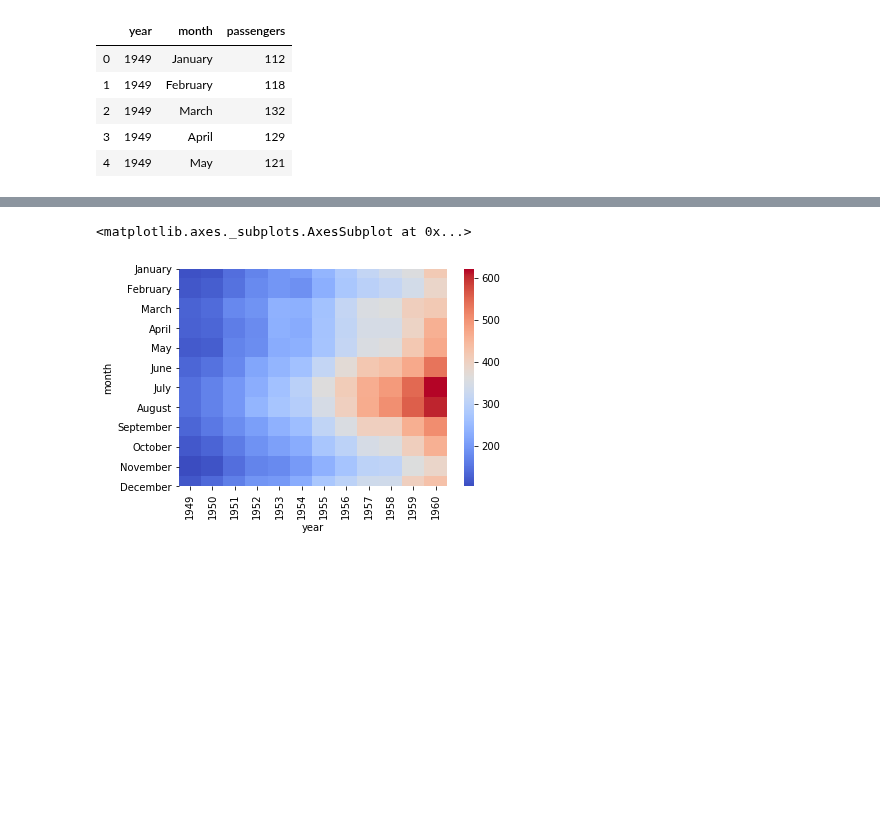
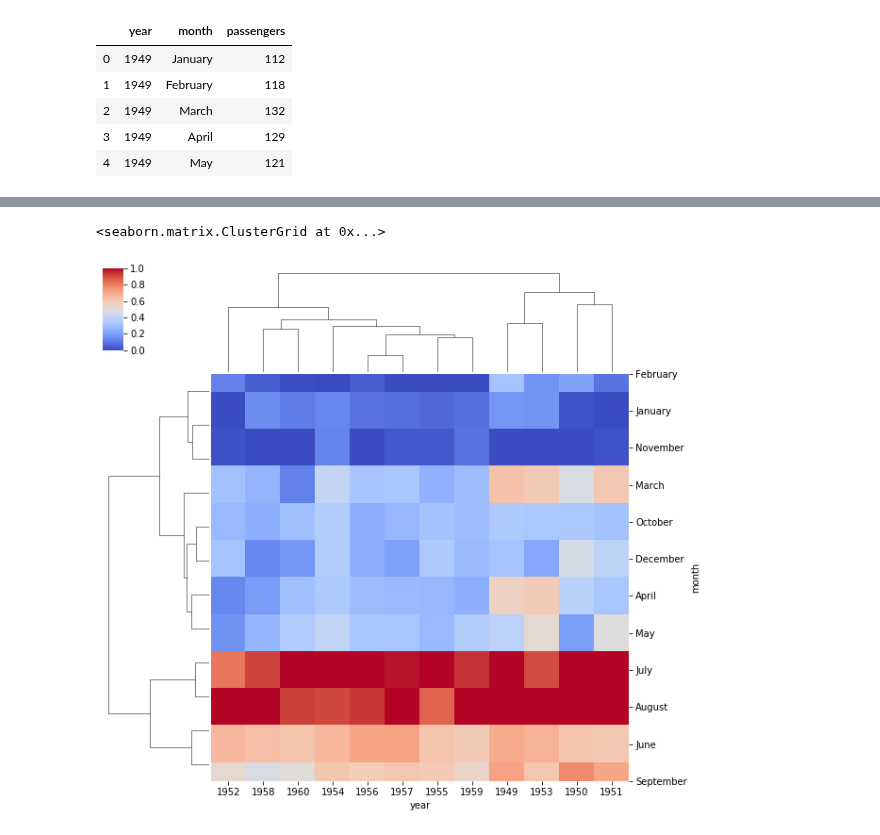
Before and after one commit to ElijahCoding/DataScience, a Jupyter notebook: Seaborn/Matrix Plots.ipynb, the cells around one changed output, grey strips where cells are left out. Drawn from its saved outputs; the diff is of its cells as text; code cells hidden in the pictures; blank space fills up the shorter version.

Commit message:
cluster map

```diff
--- a/Seaborn/Matrix Plots.ipynb
+++ b/Seaborn/Matrix Plots.ipynb
@@ -41,5 +46,5 @@ fp = flights.pivot_table(index='month', columns='year', values = 'passengers')
 # %%
-sns.heatmap(fp, cmap='coolwarm')
+sns.clustermap(fp, cmap='coolwarm', standard_scale=1)
 # %% [output]
-<matplotlib.axes._subplots.AxesSubplot at 0x...>
+<seaborn.matrix.ClusterGrid at 0x...>
-[figure, old version]
+[figure, new version]
```
Also changed, not shown: parts of 1 cell of this notebook.
